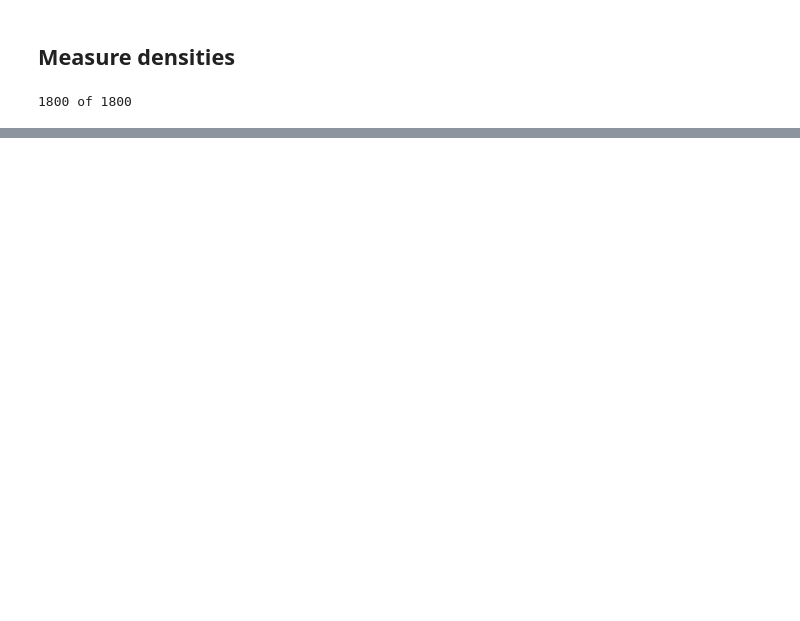
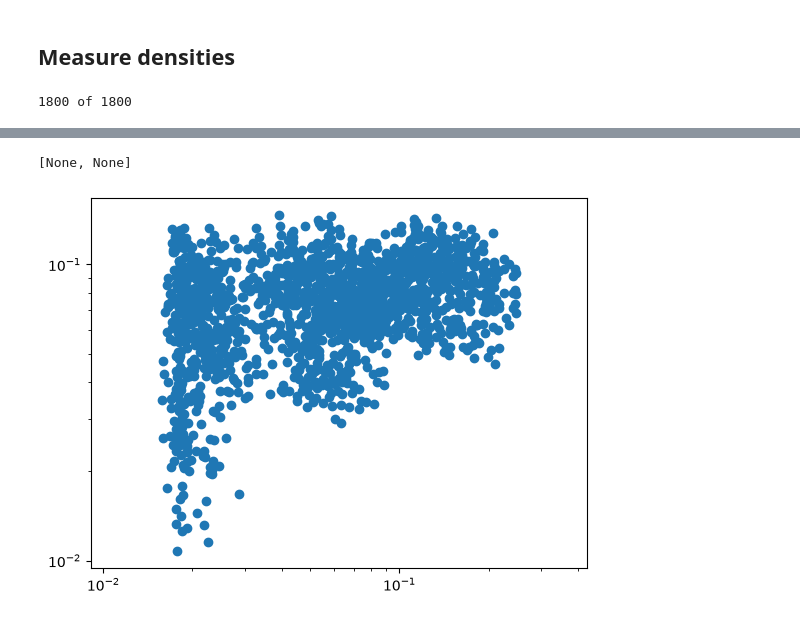
Before and after one commit to emilyhunt/gaianir-open-clusters, a Jupyter notebook: prototypes/selection/selection.ipynb, the cells around one changed output, grey strips where cells are left out. Cells and saved outputs as stored; diff of their text form; code cells hidden in the pictures; blank space fills up the shorter version.

```diff
--- a/prototypes/selection/selection.ipynb
+++ b/prototypes/selection/selection.ipynb
@@ -166,0 +274,6 @@ ax[0, 1].set(title="n_stars")
+# %%
+unique_locations = simulated_clusters[
+    ["l", "b", "distance", "pmra", "pmdec", "path_region"]
+].drop_duplicates().sort_values(["l", "b", "distance"]).reset_index(drop=True)
+
+unique_locations['parallax'] = 1000 / unique_locations['distance']
@@ -166,0 +311,4 @@ ax[0, 1].set(title="n_stars")
+# %%
+simulated_clusters_full = simulated_clusters_with_density.merge(
+    region_density_df, on=["l", "b", "distance", "pmra", "pmdec"], how="left"
+)
@@ -166,0 +390,10 @@ ax[0, 1].set(title="n_stars")
+# %%
+plt.scatter(
+    simulated_clusters_full["med_error_gaia_dr3_empirical"],
+    simulated_clusters_full["med_error_gaia_dr3"],
+)
+plt.gca().set(xscale="log", yscale="log")
+plt.gca().set(aspect="equal", adjustable="datalim")
+# %% [output]
+[None, None]
+[figure, added]
```
Also changed, not shown: parts of 39 cells of this notebook, 1 other file.
